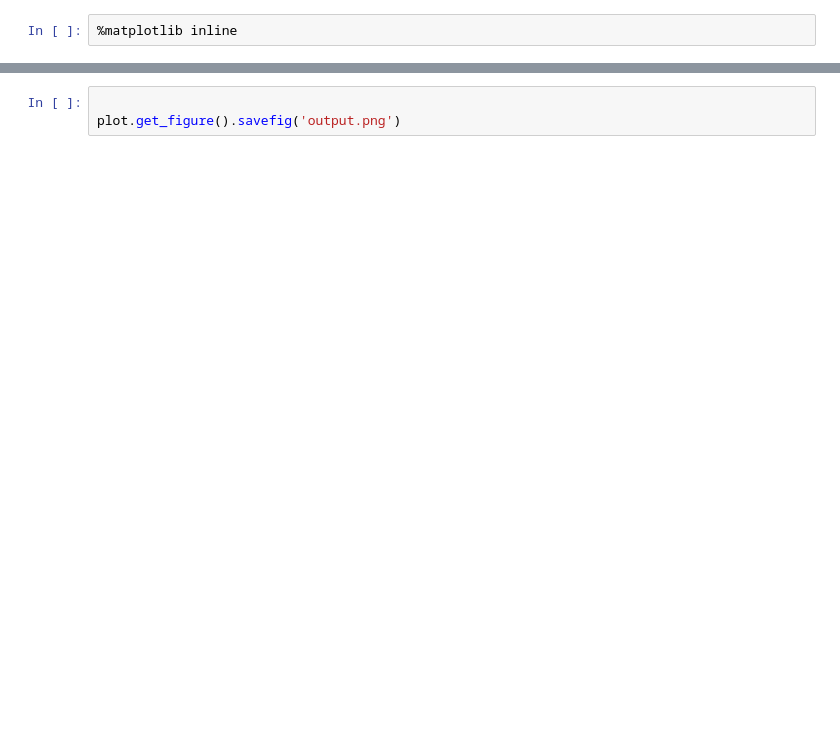
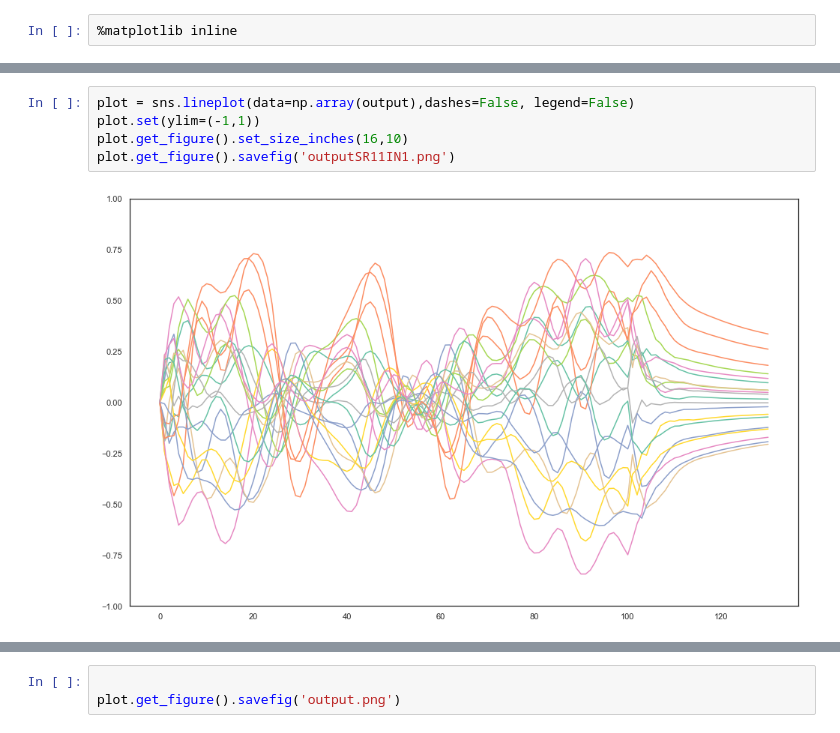
Before and after one commit to jamiecwebber/MusicMotionHack, a Jupyter notebook: Demo.ipynb, the cells around one changed output, grey strips where cells are left out. Cells and saved outputs as stored; diff of their text form; blank space fills up the shorter version.

```diff
--- a/Demo.ipynb
+++ b/Demo.ipynb
@@ -90,0 +148,7 @@ for j in range(100):
+# %%
+plot = sns.lineplot(data=np.array(output),dashes=False, legend=False)
+plot.set(ylim=(-1,1))
+plot.get_figure().set_size_inches(16,10)
+plot.get_figure().savefig('outputSR11IN1.png')
+# %% [output]
+[figure, added]
```
Also changed, not shown: parts of 11 cells of this notebook, 11 other files.
